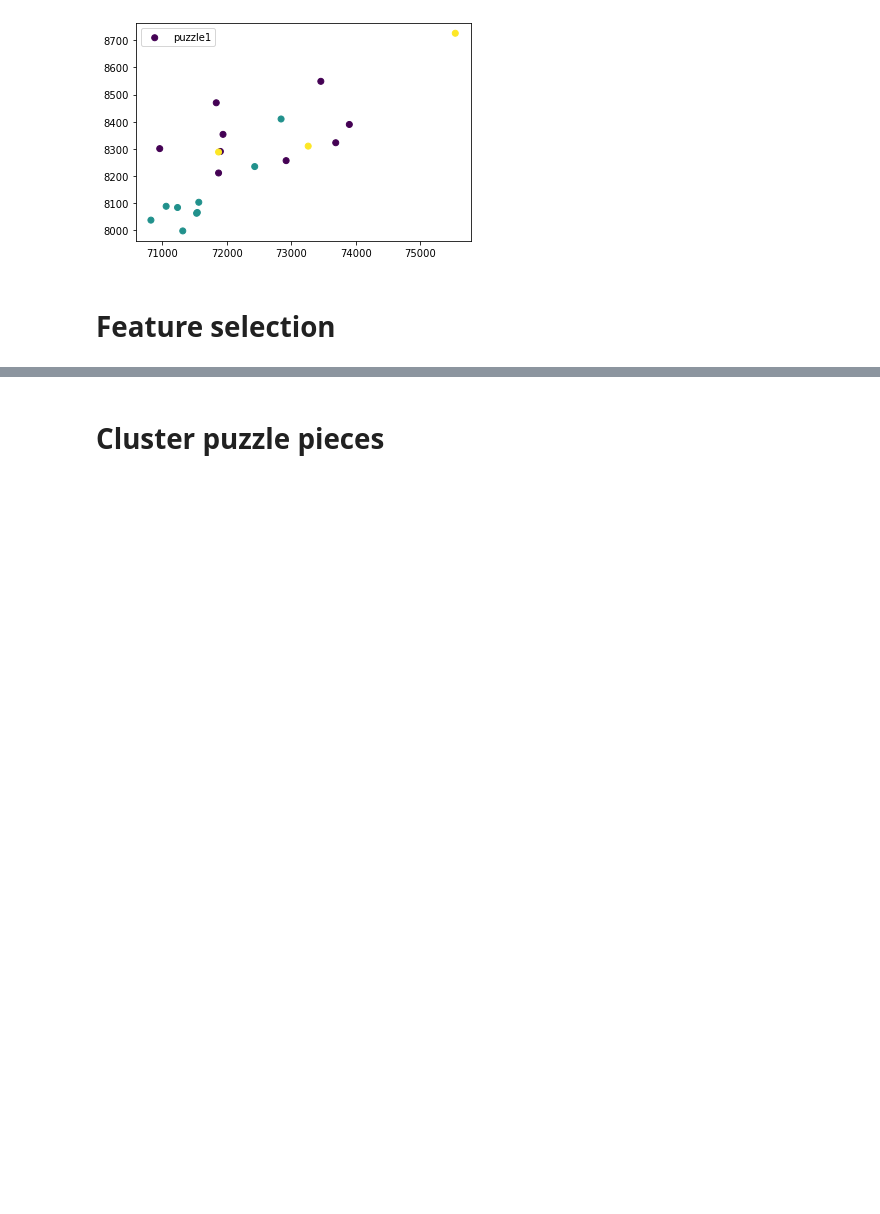
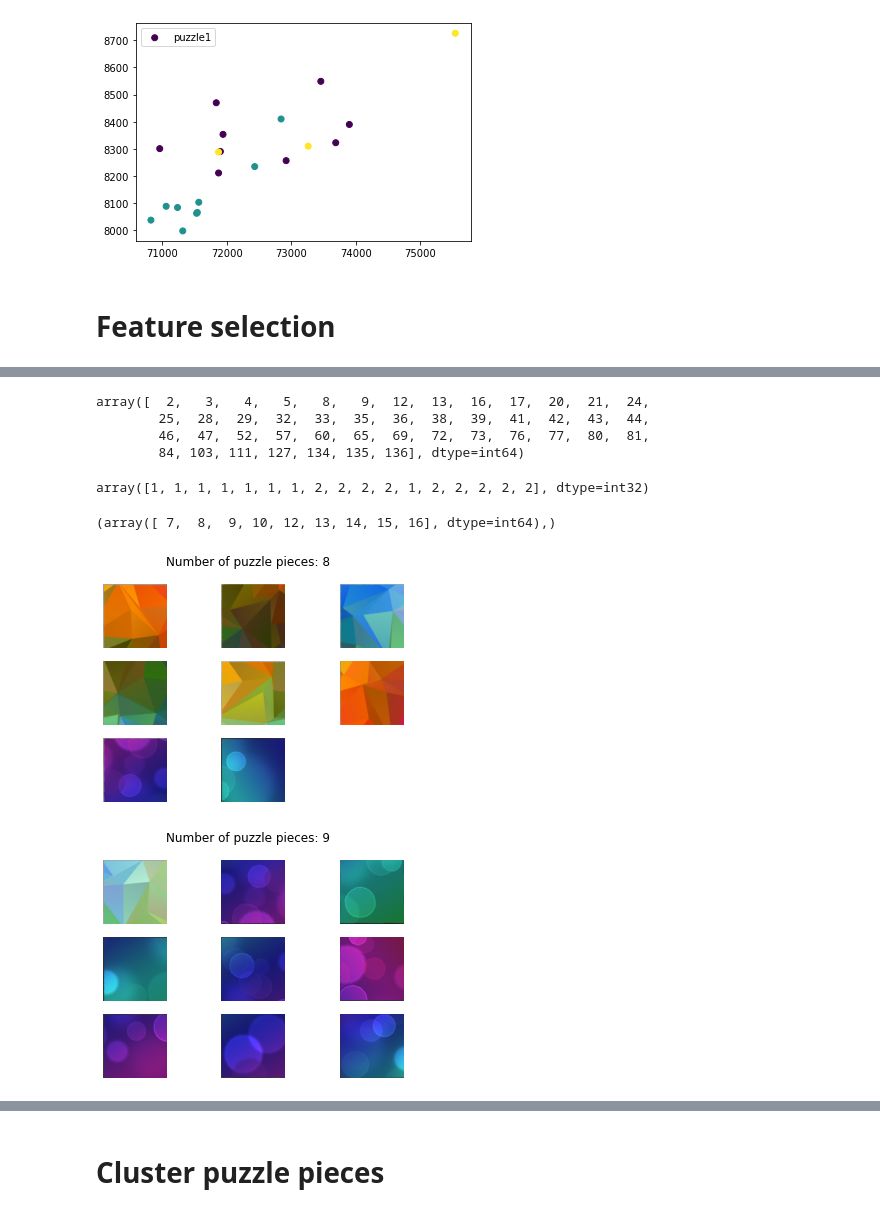
Before and after one commit to alexiaDorm/iapr-lab, a Jupyter notebook: project.ipynb, the cells around one changed output, grey strips where cells are left out. Saved outputs shown, nothing was run; the diff lists cells and outputs as text; code cells hidden in the pictures; blank space fills up the shorter version.

```diff
--- a/project.ipynb
+++ b/project.ipynb
@@ -816,14 +768,28 @@ array([  0,   1,   2,   3,   4,   7,  33,  36,  37,  38,  39,  44,  45,
 # %%
 #Load image
-img = skimage.io.imread('data_project/train2/train_05.png')
+img4 = skimage.io.imread('data_project/train2/train_04.png')
+img5 = skimage.io.imread('data_project/train2/train_05.png')
 
 #Segment image
-seg, contours = segment_pieces(img)
+seg4, contours4 = segment_pieces(img4)
+seg5, contours5 = segment_pieces(img5)
 
 #Extract puzzle pieces
-puzzles = extract_pieces(img, contours)
-puzzles = list(np.array(puzzles)[[1, 2,  5,  11, 13, 22, 25,27]])
+puzzles4 = extract_pieces(img4, contours4)
+puzzles5 = extract_pieces(img5, contours5)
+puzzles = list(np.array(puzzles5)[[1, 2,  5,  11, 13, 22, 25,27]]) + list(np.array(puzzles4)[[ 1,  3,  5,  7,  8,  9, 11, 15, 18]])
 
 #Extract features of puzzle feat
 features = [extract_features(x) for x in puzzles]
-features = pd.DataFrame(features)
+features = np.array(pd.DataFrame(features))
+
+#Remplace inf + nan by median if they exist
+features[np.where(np.isinf(features))] = 0
+
+col_mean = np.nanmedian(features, axis=0)
+inds = np.where(np.isnan(features))
+features[inds] = np.take(col_mean, inds[1])
+
+#Normalize features
+features_normalized = StandardScaler().fit_transform(features)
+x_df = pd.DataFrame(features_normalized)
@@ -848,0 +796,38 @@ for i in range(len(features.columns)):
+# %%
+from sklearn.feature_selection import mutual_info_classif, f_classif
+
+label = [0,0,0,0,0 ,0,1,0,1,1, 1,1,1,1,1, 1,1]
+
+_, pval = f_classif(x_df, label)
+
+np.squeeze(np.argwhere(pval < 0.05))
+# %% [output]
+array([  2,   3,   4,   5,   8,   9,  12,  13,  16,  17,  20,  21,  24,
+        25,  28,  29,  32,  33,  35,  36,  38,  39,  41,  42,  43,  44,
+        46,  47,  52,  57,  60,  65,  69,  72,  73,  76,  77,  80,  81,
+        84, 103, 111, 127, 134, 135, 136], dtype=int64)
+# %%
+feat_idx = [  2,   3,   4,   5,   8,   9,  12,  13,  16,  17,  20,  21,  24,
+        25,  28,  29,  32,  33,  35,  36,  38,  39,  41,  42,  43,  44,
+        46,  47,  52,  57,  60,  65,  69,  72,  73,  76,  77,  80,  81,
+        84, 103, 111, 127, 135, 136]
+
+#Select relevent features
+df = x_df.iloc[:,feat_idx]
+
+#Perform hierarchical clustering
+Z = linkage(df, method='ward')
+pred = fcluster(Z, t= 2, criterion='maxclust')
+pred
+# %% [output]
+array([1, 1, 1, 1, 1, 1, 1, 2, 2, 2, 2, 1, 2, 2, 2, 2, 2], dtype=int32)
+# %%
+np.where(pred == 2)
+# %% [output]
+(array([ 7,  8,  9, 10, 12, 13, 14, 15, 16], dtype=int64),)
+# %%
+display_images_in_grid(list(np.array(puzzles)[[0,1,2,3,4,5,6,11]]))
+display_images_in_grid(list(np.array(puzzles)[[ 7,  8,  9, 10, 12, 13, 14, 15, 16]]))
+# %% [output]
+[figure, added]
+[figure, added]
```
Also changed, not shown: parts of 21 cells of this notebook.
